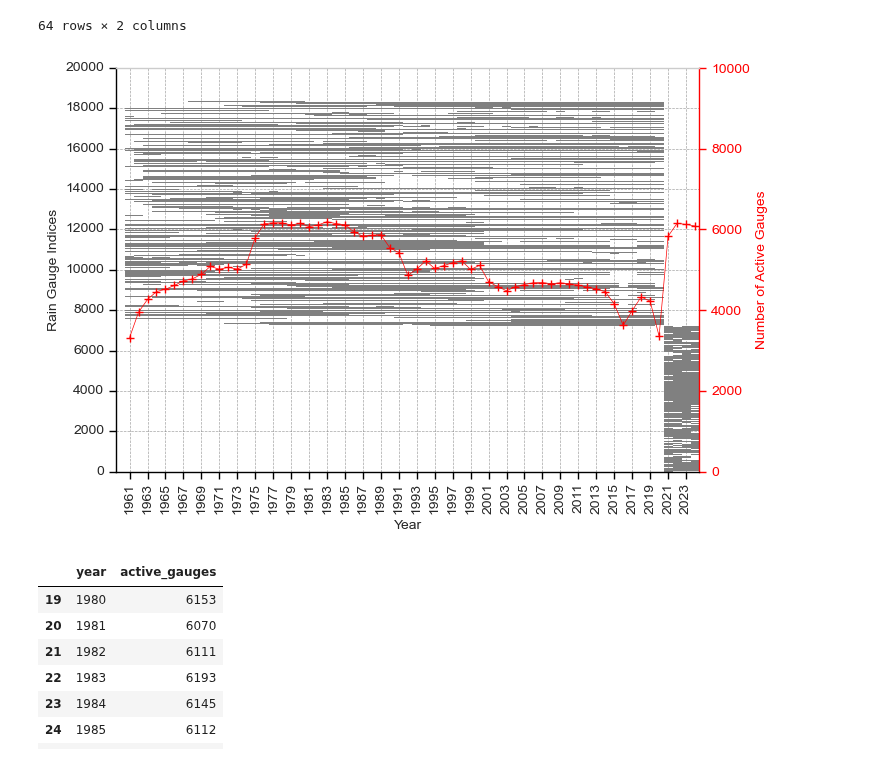
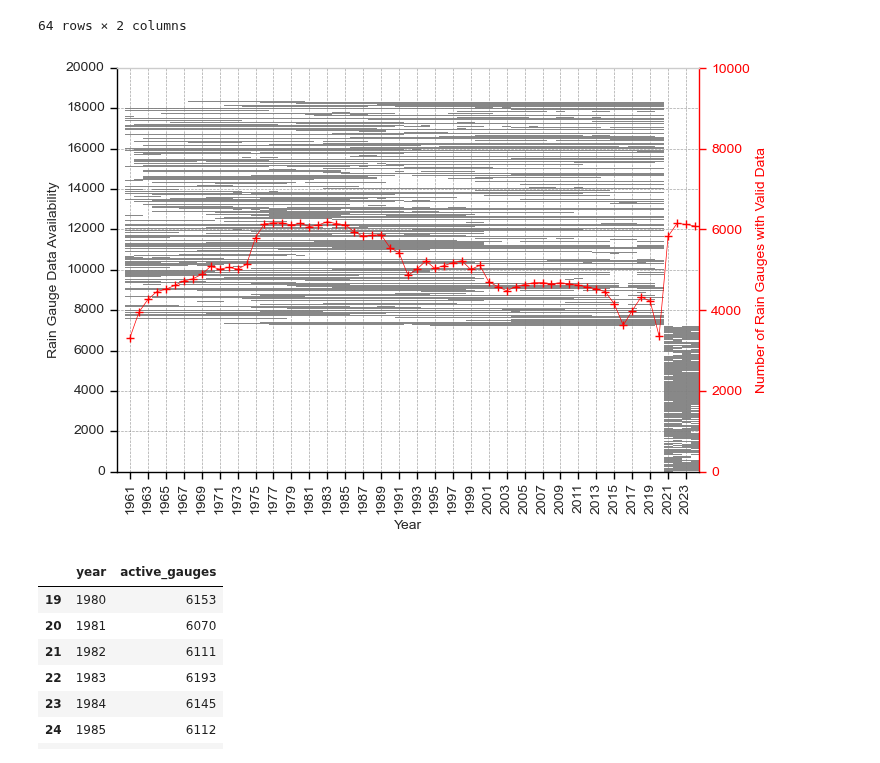
Before and after one commit to LARHENA/UFPB_Brain-D, a Jupyter notebook: Scripts e Dados/1.6 - Data summary.ipynb, the cells around one changed output. Saved outputs shown, nothing was run; the diff lists cells and outputs as text; code cells hidden in the pictures.

```diff
--- a/Scripts e Dados/1.6 - Data summary.ipynb
+++ b/Scripts e Dados/1.6 - Data summary.ipynb
@@ -535,7 +534,7 @@ result
 # years: array com os anos das colunas do heatmap
 
 # Criar colormap: 0 → branco, 1 → cinza
-cmap = mcolors.ListedColormap(['white', 'grey'])
+cmap = mcolors.ListedColormap(['white', '#888888'])
 cmap.set_over('white')  # Valores >1 também serão brancos
 
 # Criar figura e eixo
@@ -555,7 +554,7 @@ sns.heatmap(
 
 # Eixos do heatmap
 ax.set_xlabel('Year')
-ax.set_ylabel('Rain Gauge Indices')
+ax.set_ylabel('Rain Gauge Data Availability')
 ax.set_ylim(0, 20000)
 
 # Personalizar ticks do eixo x
@@ -608,41 +607,41 @@ ax2.plot(
 )
 
 # Eixo y direito
-ax2.set_ylabel('Number of Active Gauges', color='red')
+ax2.set_ylabel('Number of Rain Gauges with Valid Data', color='red')
 ax2.set_ylim(0, 10000)
 ax2.set_xlim(-1, len(years))
 ax2.tick_params(axis='y', labelcolor='red')
 
 # Ajustar posição do eixo direito
 ax2.spines.right.set_position(('axes', 1.00001))
 ax2.tick_params(
     axis='y',
     which='both',
     left=False,
     right=True,
     labelleft=False,
     length=5,
     width=1,
     color='red'
 )
 
 # Ajustes visuais dos contornos
 ax2.spines['left'].set_color('black')
 ax2.spines['bottom'].set_color('black')
 ax2.spines['right'].set_color('red')
 ax2.yaxis.label.set_color('red')
 
 # Grid abaixo dos dados
 ax.set_axisbelow(False)
 ax.grid(True, axis='both', which='both', linestyle='--', linewidth=0.5, color='gray', alpha=0.7)
 
 # Mostrar e salvar
 plt.tight_layout()
-plt.savefig('./figures/active_stations_per_year_versus_completeness.tiff', dpi=300, bbox_inches='tight')
+plt.savefig('./figures/Figure_3_active_stations_per_year_versus_completeness.tiff', dpi=300, bbox_inches='tight')
 plt.show()
 plt.close()
 # %% [output]
-[figure, old version]
+[figure, new version]
 # %%
 result[['year', 'active_gauges']].tail(45)
 # %% [output]
```
Also changed, not shown: parts of 7 cells of this notebook, 3 other files.
